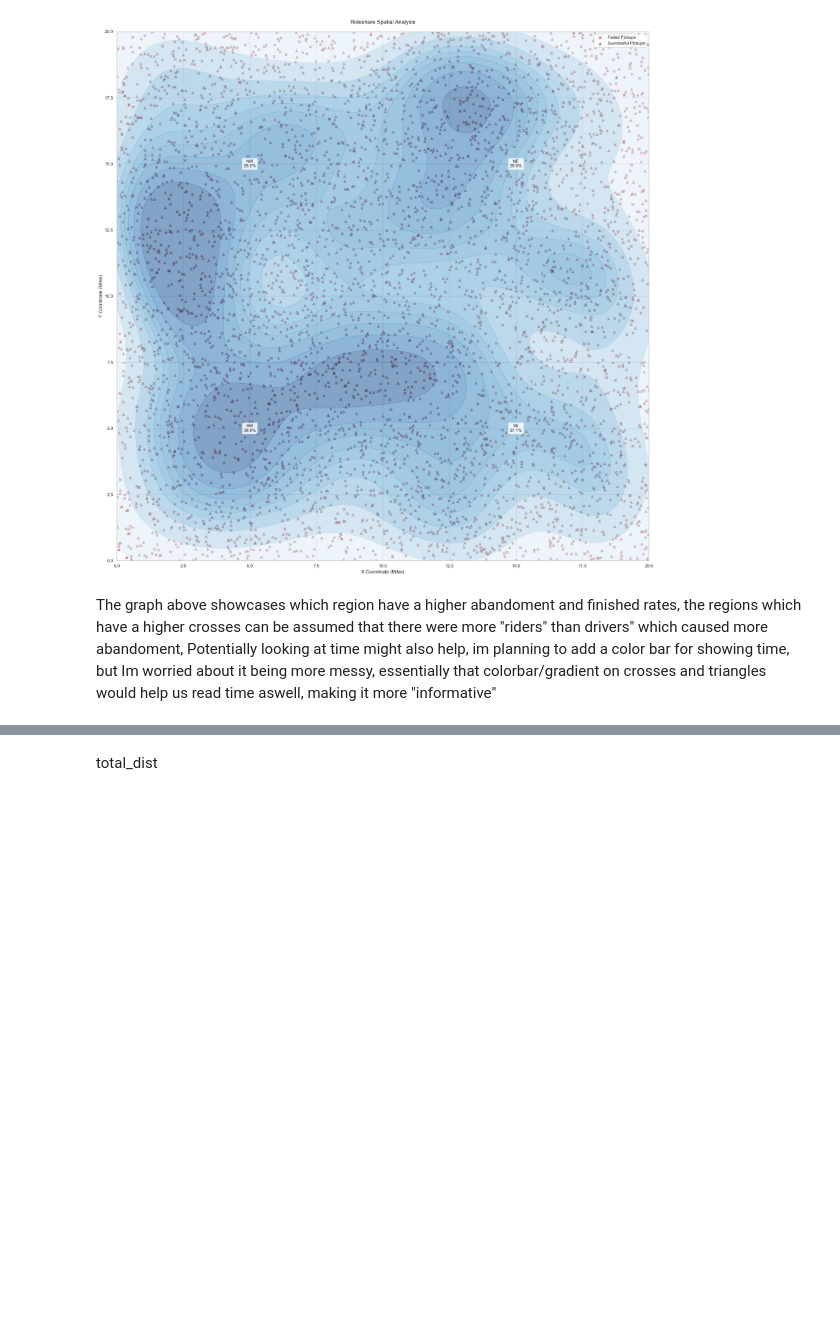
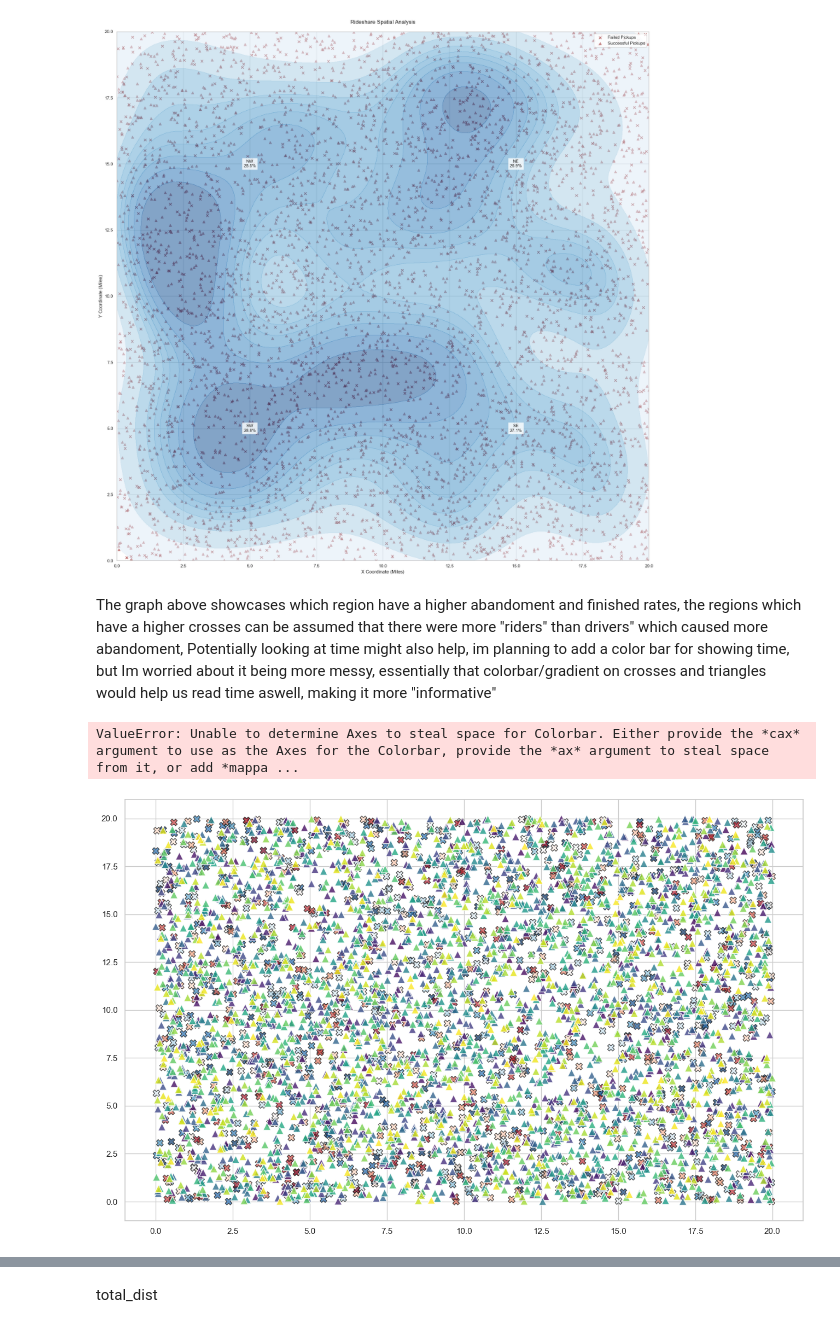
Before and after one commit to noPunintended/Squareshire_simulation, a Jupyter notebook: Codes/notebooks/eda.ipynb, the cells around one changed output, grey strips where cells are left out. Saved outputs shown, nothing was run; the diff lists cells and outputs as text; code cells hidden in the pictures; blank space fills up the shorter version.

Commit message:
[ADD} Graphs - NEED TO FIX

```diff
--- a/Codes/notebooks/eda.ipynb
+++ b/Codes/notebooks/eda.ipynb
@@ -679,3 +679,75 @@ plt.show()
 [figure]
 # %% [markdown]
 The graph above showcases which region have a higher abandoment and finished rates, the regions which have a higher crosses can be assumed that there were more "riders" than drivers" which caused more abandoment, Potentially looking at time might also help, im planning to add a color bar for showing time, but Im worried about it being more messy, essentially that colorbar/gradient on crosses and triangles would help us read time aswell, making it more "informative"
+# %%
+#Trying to plot the failed and successful pickups while accounting for time, this graph and the graph
+#when seen together would help us derive the hotspots and time for failed pickups and successful pickups
+
+
+'''
+# Temporal Analysis of Rider Outcomes with Unified Color Scaling
+
+
+# Create plot
+plt.figure(figsize=(16, 10))
+sns.set_style("whitegrid")
+
+# Create normalized color scale
+norm = plt.Normalize(min_time, max_time)
+sm = plt.cm.ScalarMappable(cmap='viridis', norm=norm)
+
+# Plot abandoned riders
+abandoned_sc = plt.scatter(
+    x=abandoned['x'],
+    y=abandoned['y'],
+    c=abandoned['event_time'],
+    cmap='RdBu_r',
+    norm=norm,
+    marker='X',
+    s=80,
+    edgecolor='k',
+    alpha=0.7,
+    label='Abandonments'
+)
+
+# Plot successful pickups
+matched_sc = plt.scatter(
+    x=matched['x'],
+    y=matched['y'],
+    c=matched['event_time'],
+    cmap='viridis',
+    norm=norm,
+    marker='^',
+    s=100,
+    edgecolor='w',
+    alpha=0.8,
+    label='Completed Pickups'
+)
+
+# Add unified colorbar
+cbar = plt.colorbar(sm, label='Simulation Time (Hours)')
+cbar.ax.tick_params(labelsize=10)
+
+# Configure plot
+plt.xlim(0, 20)
+plt.ylim(0, 20)
+plt.title("Temporal-Spatial Distribution of Rider Outcomes", pad=20, fontsize=14)
+plt.xlabel("X Coordinate (Miles)", fontsize=12)
+plt.ylabel("Y Coordinate (Miles)", fontsize=12)
+plt.legend(loc='upper right', frameon=True)
+
+# Add temporal reference lines
+time_ticks = np.linspace(min_time, max_time, 5)
+for t in time_ticks:
+    plt.axvline(x=0, ymin=0, ymax=1, color='gray', alpha=0.3, linestyle='--')
+    plt.text(0.5, 19.8, f'{t:.1f}h', ha='center', va='top',
+             backgroundcolor='white', fontsize=9)
+
+plt.tight_layout()
+plt.show()
+'''
+
+#FAILED
+# %% [output]
+ValueError: Unable to determine Axes to steal space for Colorbar. Either provide the *cax* argument to use as the Axes for the Colorbar, provide the *ax* argument to steal space from it, or add *mappa ...
+[figure, added]
```
Also changed, not shown: parts of 4 cells of this notebook.
